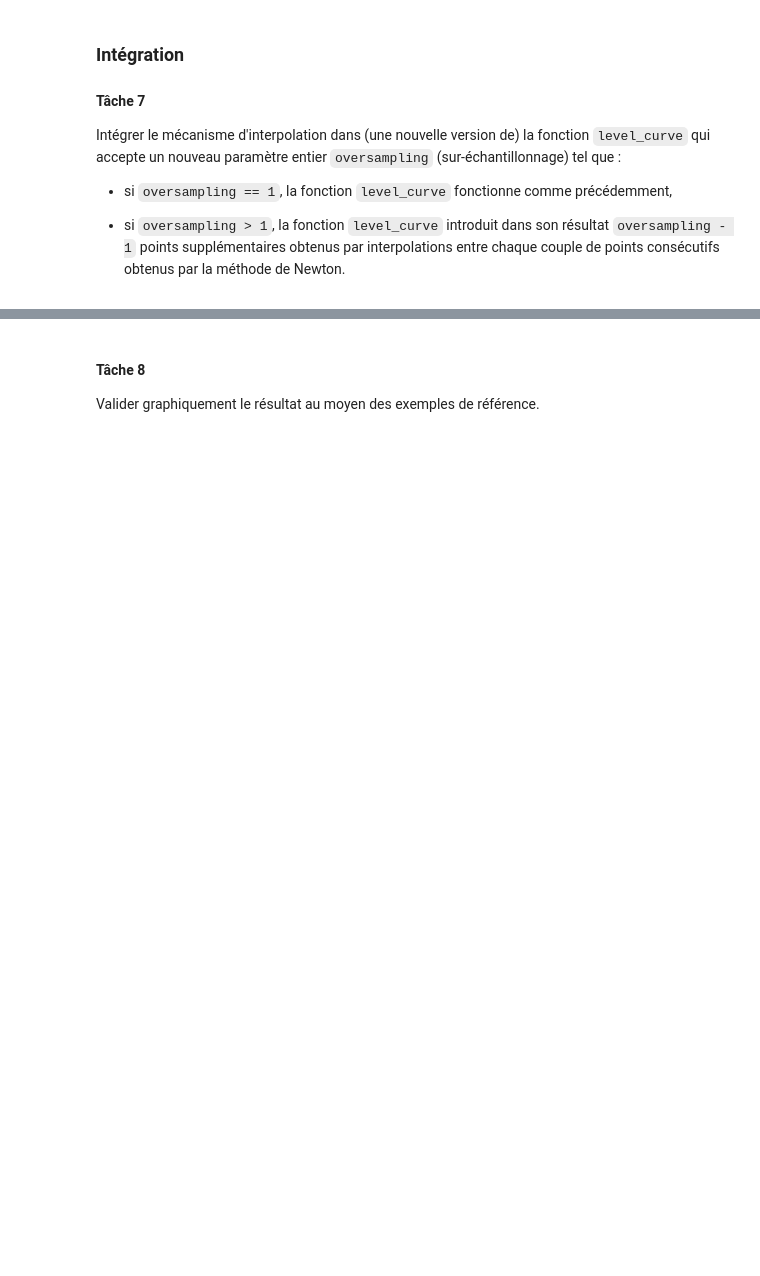
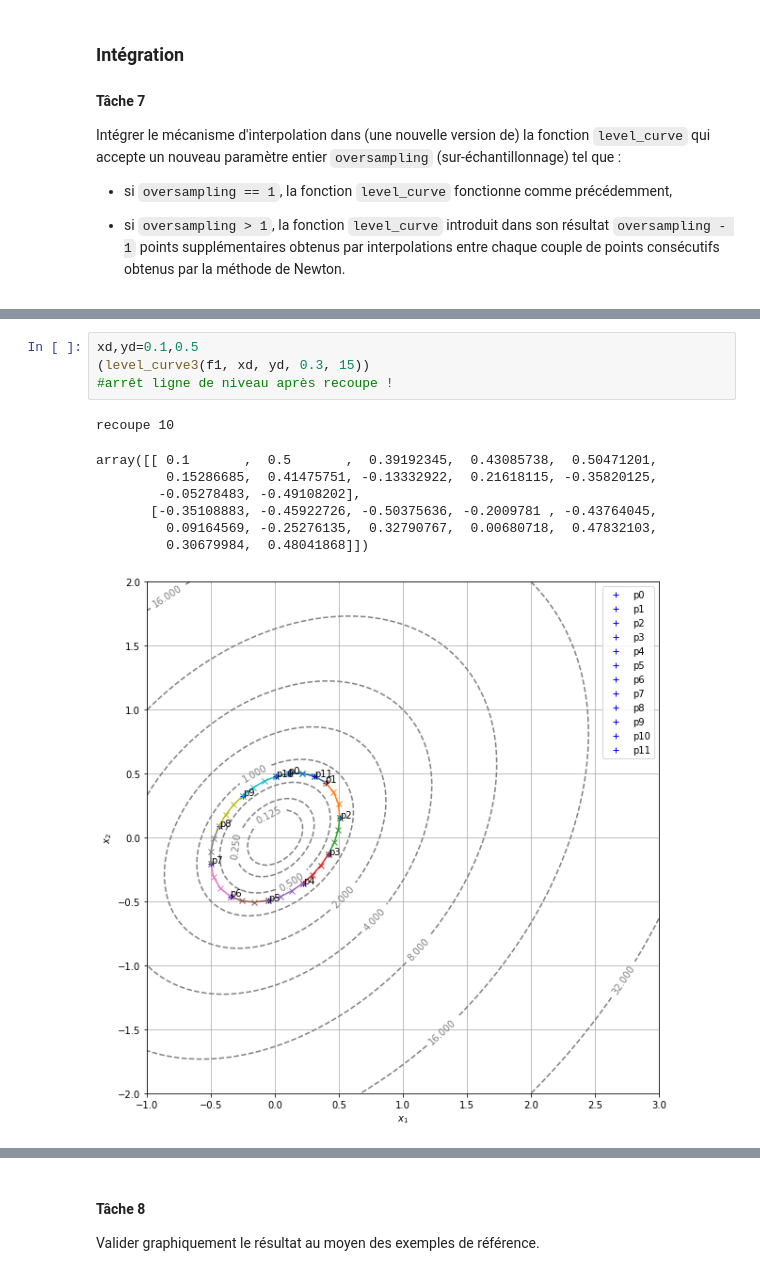
Before and after one commit to florian6973/courbes-de-niveau, a Jupyter notebook: Courbes de niveau - Enoncé.ipynb, the cells around one changed output, grey strips where cells are left out. Saved outputs shown, nothing was run; the diff lists cells and outputs as text; blank space fills up the shorter version.

```diff
--- a/Courbes de niveau - Enoncé.ipynb
+++ b/Courbes de niveau - Enoncé.ipynb
@@ -548,0 +591,13 @@ Intégrer le mécanisme d'interpolation dans (une nouvelle version de) la foncti
+# %%
+xd,yd=0.1,0.5
+(level_curve3(f1, xd, yd, 0.3, 15))
+#arrêt ligne de niveau après recoupe !
+# %% [output]
+recoupe 10
+array([[ 0.1       ,  0.5       ,  0.39192345,  0.43085738,  0.50471201,
+         0.15286685,  0.41475751, -0.13332922,  0.21618115, -0.35820125,
+        -0.05278483, -0.49108202],
+       [-0.35108883, -0.45922726, -0.50375636, -0.2009781 , -0.43764045,
+         0.09164569, -0.25276135,  0.32790767,  0.00680718,  0.47832103,
+         0.30679984,  0.48041868]])
+[figure, added]
```
Also changed, not shown: parts of 3 cells of this notebook.
